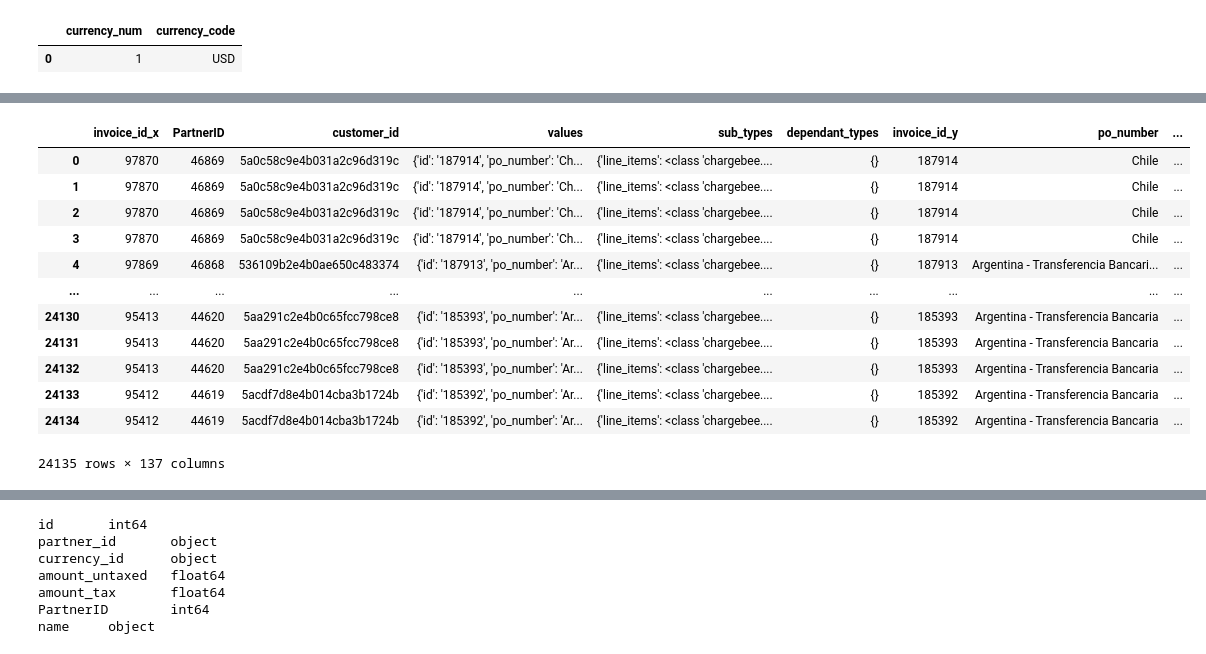
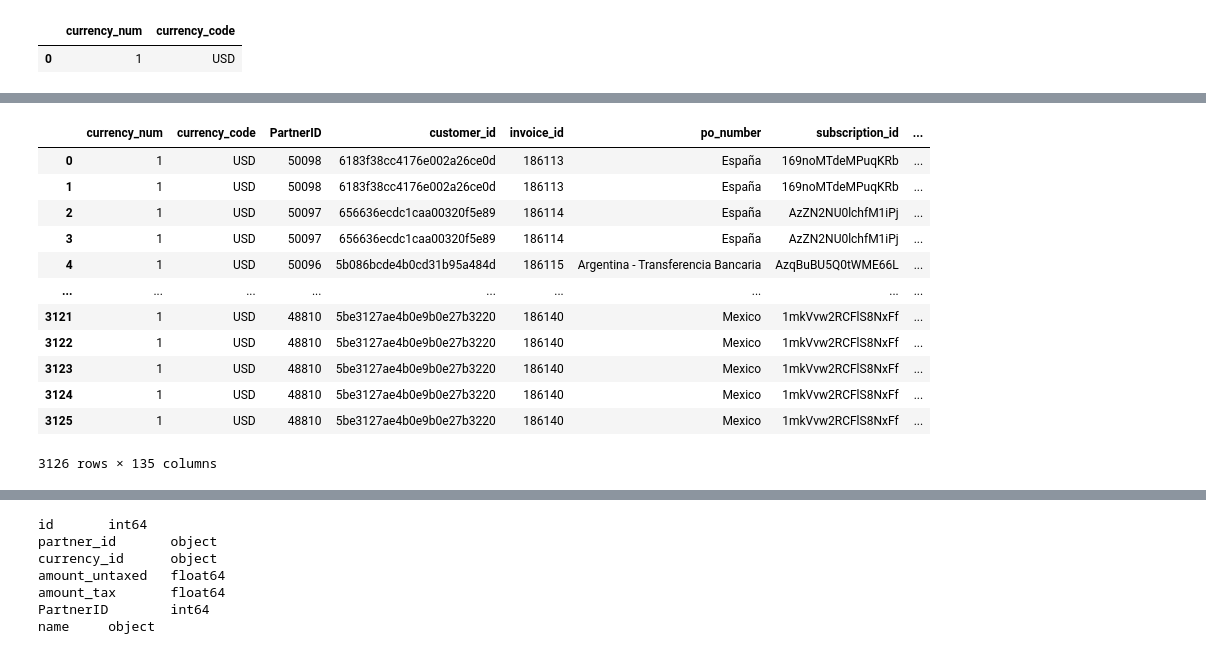
Before and after one commit to JAleGalpio/odoo_migration, a Jupyter notebook: integration2.ipynb, the cells around one changed output, grey strips where cells are left out. Cells and saved outputs as stored; diff of their text form; code cells hidden in the pictures.

```diff
--- a/integration2.ipynb
+++ b/integration2.ipynb
@@ -1173,0 +1095,5 @@ renamed_partners_to_odoo
+# %%
+#aqui renombre el campo de id que tenia el modelo de res.partner de odoo que ya estaba unido con las invoices de chargebee para que en base a ese unico dataframe se inserte
+# la data en account.move
+renamed_partners_to_odoo = partners_to_odoo_invoices.rename(columns={'id': 'PartnerID'})
+renamed_partners_to_odoo
@@ -1337,11 +1289,12 @@ i6 = odoo.search_read('account.move', [], ['id', 'partner_id', 'currency_id', 'a
 inv_df = pd.DataFrame(i6)
 
 # Ordenar el DataFrame por la columna 'id' en orden descendente y seleccionar la cantidad de los ultimos registros que hay que ver
-last_inv = inv_df.sort_values(by='id', ascending=False).head(2459)
+last_inv = inv_df.sort_values(by='id', ascending=False).head(474)
 
 # Mostrar el DataFrame con los últimos registros mostrando 'id' y 'name'
 last_invoices = pd.DataFrame(last_inv)
 last_invoices
-#habian 39 antes de la insercion
+#habian 39 registros antes de la insercion y el id del ultimo registro antes de la insercion es el 164
+#el final de la insercion anterior habian 738 registros y el ultimo registro tenia el id 106431
 # %% [output]
 |  | id | partner_id | currency_id | amount_untaxed | amount_tax |
@@ -1359,0 +1313,11 @@ last_invoices
+# %%
+
+#este codigo se encarga de separar el array que esta en el campo de partner_id ya que lo usaremos mas adelante
+last_invoices[['partnerID', 'customer_id']] = pd.DataFrame(last_invoices['partner_id'].tolist(), index=last_invoices.index)
+
+# Convertir el campo move_id_num a tipo numérico
+last_invoices['partnerID'] = pd.to_numeric(last_invoices['partnerID'], errors='coerce')
+
+# Verificar el resultado
+last_invoices = last_invoices[['id', 'partnerID', 'customer_id']]
+last_invoices
@@ -1432,15 +1361,0 @@ date_df
-# %%
-# Verificar si 'partner_id' contiene valores booleanos o vacíos, y reemplazarlos con una lista vacía o un valor adecuado
-last_invoices['partner_id'] = last_invoices['partner_id'].apply(lambda x: x if isinstance(x, (list, tuple)) else [None, None])
-
-# Ahora separa la columna partner_id en dos columnas: 'PartnerID' y 'name'
-last_invoices[['PartnerID', 'name']] = pd.DataFrame(last_invoices['partner_id'].tolist(), index=last_invoices.index)
-
-# Convertir el campo PartnerID a tipo numérico
-last_invoices['PartnerID'] = pd.to_numeric(last_invoices['PartnerID'], errors='coerce')
-
-# Verificar el resultado y crear el DataFrame final con 'id', 'PartnerID' y 'name'
-partner_invoices = last_invoices[['id', 'PartnerID', 'name']]
-
-# Mostrar el resultado
-partner_invoices
@@ -1495,19 +1362,20 @@ Name: customer_id, Length: 10479, dtype: object
 # %%
-#unir los dataframes de Odoo y Chargebee para ver a que customer pertnece cada partner y que invoice_id de Odoo tiene ese partner
+#unir los dataframes de los partners que se insertaron  para ver a que customer pertnece cada partner y que invoice_id de Odoo tiene ese partner para evitar faltas de
+# registros
 #last_invoices
-lines_join = pd.merge(renamed_partner_invoices, order, on='customer_id', how='inner')
+lines_join = pd.merge(renamed_partners_to_odoo, last_invoices, on='customer_id', how='inner')
 lines_join
 # %% [output]
-|  | invoice_id_x | PartnerID | customer_id | values | sub_types | dependant_types | invoice_id_y | po_number | ... |
-| 0 | 97870 | 46869 | 5a0c58c9e4b031a2c96d319c | {'id': '187914', 'po_number': 'Ch... | {'line_items': <class 'chargebee.... | {} | 187914 | Chile | ... |
-| 1 | 97870 | 46869 | 5a0c58c9e4b031a2c96d319c | {'id': '187914', 'po_number': 'Ch... | {'line_items': <class 'chargebee.... | {} | 187914 | Chile | ... |
-| 2 | 97870 | 46869 | 5a0c58c9e4b031a2c96d319c | {'id': '187914', 'po_number': 'Ch... | {'line_items': <class 'chargebee.... | {} | 187914 | Chile | ... |
-| 3 | 97870 | 46869 | 5a0c58c9e4b031a2c96d319c | {'id': '187914', 'po_number': 'Ch... | {'line_items': <class 'chargebee.... | {} | 187914 | Chile | ... |
-| 4 | 97869 | 46868 | 536109b2e4b0ae650c483374 | {'id': '187913', 'po_number': 'Ar... | {'line_items': <class 'chargebee.... | {} | 187913 | Argentina - Transferencia Bancari... | ... |
-| ... | ... | ... | ... | ... | ... | ... | ... | ... | ... |
-| 24130 | 95413 | 44620 | 5aa291c2e4b0c65fcc798ce8 | {'id': '185393', 'po_number': 'Ar... | {'line_items': <class 'chargebee.... | {} | 185393 | Argentina - Transferencia Bancaria | ... |
-| 24131 | 95413 | 44620 | 5aa291c2e4b0c65fcc798ce8 | {'id': '185393', 'po_number': 'Ar... | {'line_items': <class 'chargebee.... | {} | 185393 | Argentina - Transferencia Bancaria | ... |
-| 24132 | 95413 | 44620 | 5aa291c2e4b0c65fcc798ce8 | {'id': '185393', 'po_number': 'Ar... | {'line_items': <class 'chargebee.... | {} | 185393 | Argentina - Transferencia Bancaria | ... |
-| 24133 | 95412 | 44619 | 5acdf7d8e4b014cba3b1724b | {'id': '185392', 'po_number': 'Ar... | {'line_items': <class 'chargebee.... | {} | 185392 | Argentina - Transferencia Bancaria | ... |
-| 24134 | 95412 | 44619 | 5acdf7d8e4b014cba3b1724b | {'id': '185392', 'po_number': 'Ar... | {'line_items': <class 'chargebee.... | {} | 185392 | Argentina - Transferencia Bancaria | ... |
+|  | currency_num | currency_code | PartnerID | customer_id | invoice_id | po_number | subscription_id | ... |
+| 0 | 1 | USD | 50098 | 6183f38cc4176e002a26ce0d | 186113 | España | 169noMTdeMPuqKRb | ... |
+| 1 | 1 | USD | 50098 | 6183f38cc4176e002a26ce0d | 186113 | España | 169noMTdeMPuqKRb | ... |
+| 2 | 1 | USD | 50097 | 656636ecdc1caa00320f5e89 | 186114 | España | AzZN2NU0lchfM1iPj | ... |
+| 3 | 1 | USD | 50097 | 656636ecdc1caa00320f5e89 | 186114 | España | AzZN2NU0lchfM1iPj | ... |
+| 4 | 1 | USD | 50096 | 5b086bcde4b0cd31b95a484d | 186115 | Argentina - Transferencia Bancaria | AzqBuBU5Q0tWME66L | ... |
+| ... | ... | ... | ... | ... | ... | ... | ... | ... |
+| 3121 | 1 | USD | 48810 | 5be3127ae4b0e9b0e27b3220 | 186140 | Mexico | 1mkVvw2RCFlS8NxFf | ... |
+| 3122 | 1 | USD | 48810 | 5be3127ae4b0e9b0e27b3220 | 186140 | Mexico | 1mkVvw2RCFlS8NxFf | ... |
+| 3123 | 1 | USD | 48810 | 5be3127ae4b0e9b0e27b3220 | 186140 | Mexico | 1mkVvw2RCFlS8NxFf | ... |
+| 3124 | 1 | USD | 48810 | 5be3127ae4b0e9b0e27b3220 | 186140 | Mexico | 1mkVvw2RCFlS8NxFf | ... |
+| 3125 | 1 | USD | 48810 | 5be3127ae4b0e9b0e27b3220 | 186140 | Mexico | 1mkVvw2RCFlS8NxFf | ... |
-24135 rows × 137 columns
+3126 rows × 135 columns
```
Also changed, not shown: parts of 93 cells of this notebook, 1 other file.
